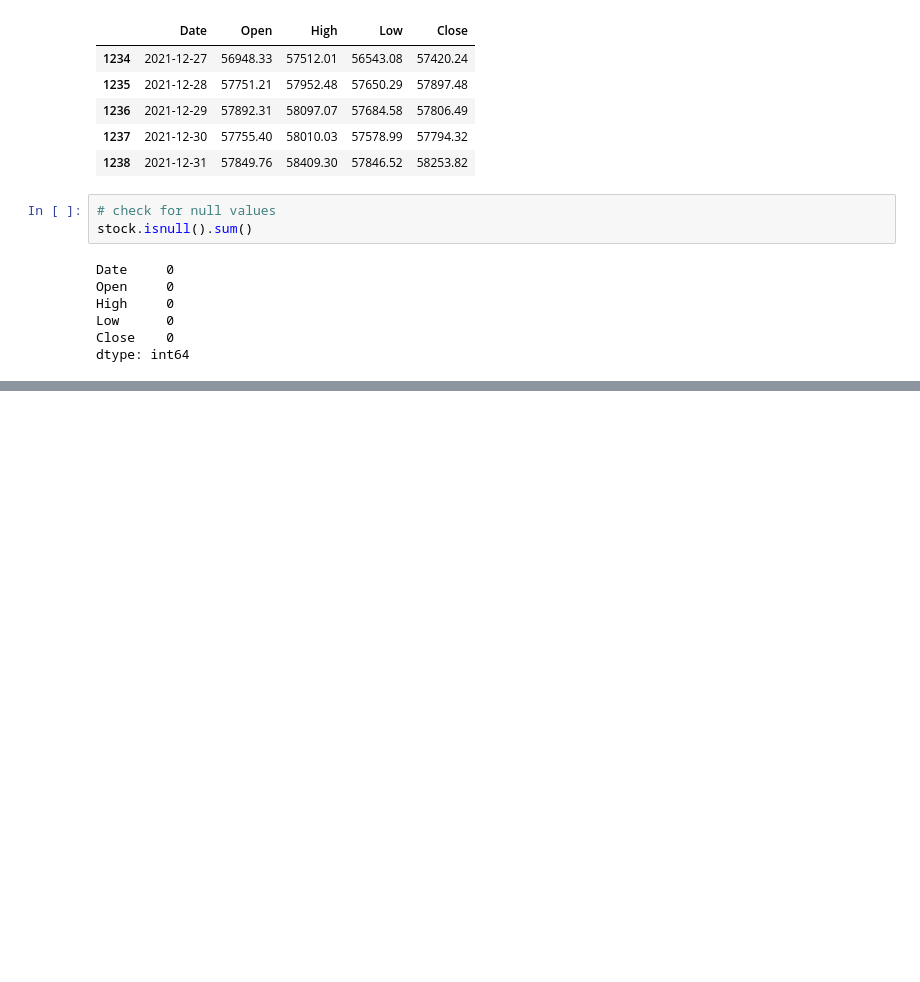
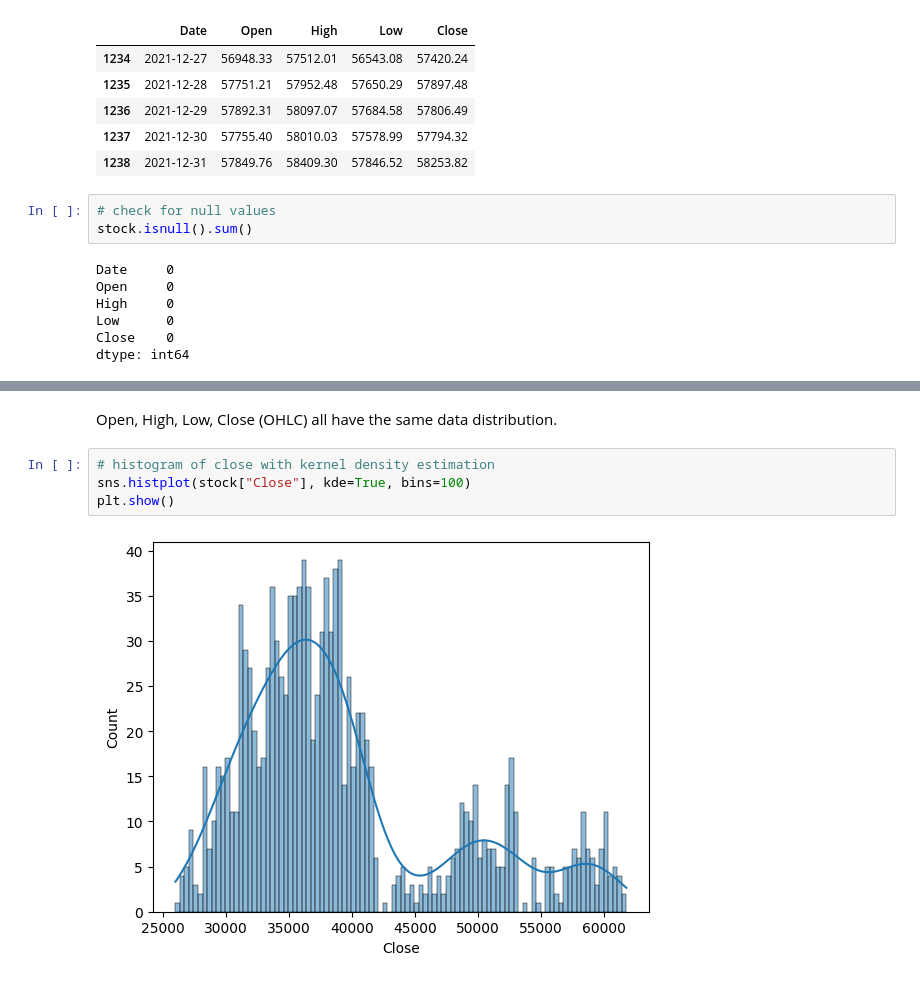
Before and after one commit to kruthi-sb/stock_price_prediction_hybrid_model, a Jupyter notebook: Main.ipynb, the cells around one changed output, grey strips where cells are left out. Cells and saved outputs as stored; diff of their text form; blank space fills up the shorter version.

```diff
--- a/Main.ipynb
+++ b/Main.ipynb
@@ -161,0 +176,8 @@ dtype: int64
+# %% [markdown]
+Open, High, Low, Close (OHLC) all have the same data distribution.
+# %%
+# histogram of close with kernel density estimation
+sns.histplot(stock["Close"], kde=True, bins=100)
+plt.show()
+# %% [output]
+[figure, added]
```
Also changed, not shown: parts of 9 cells of this notebook.
